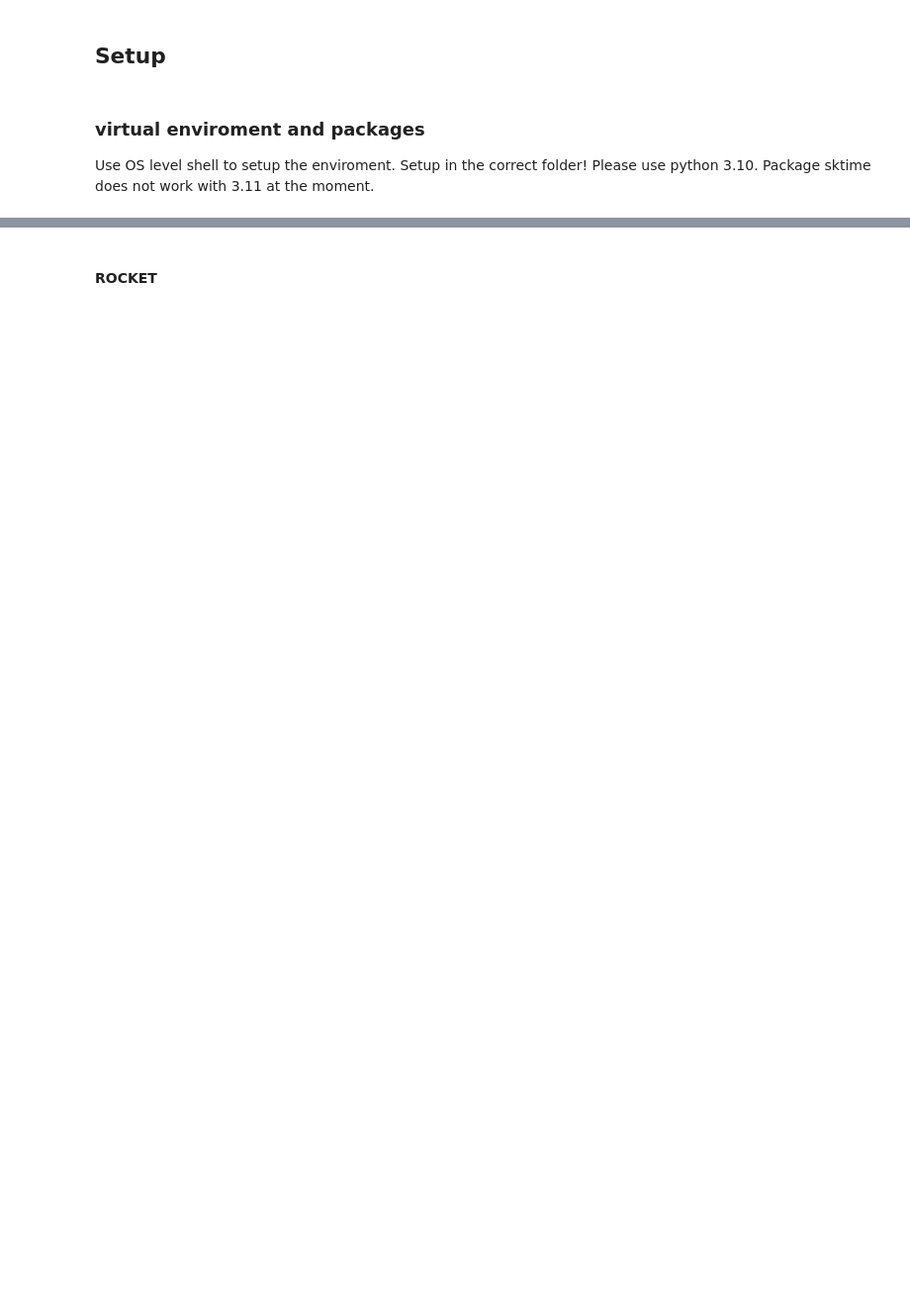
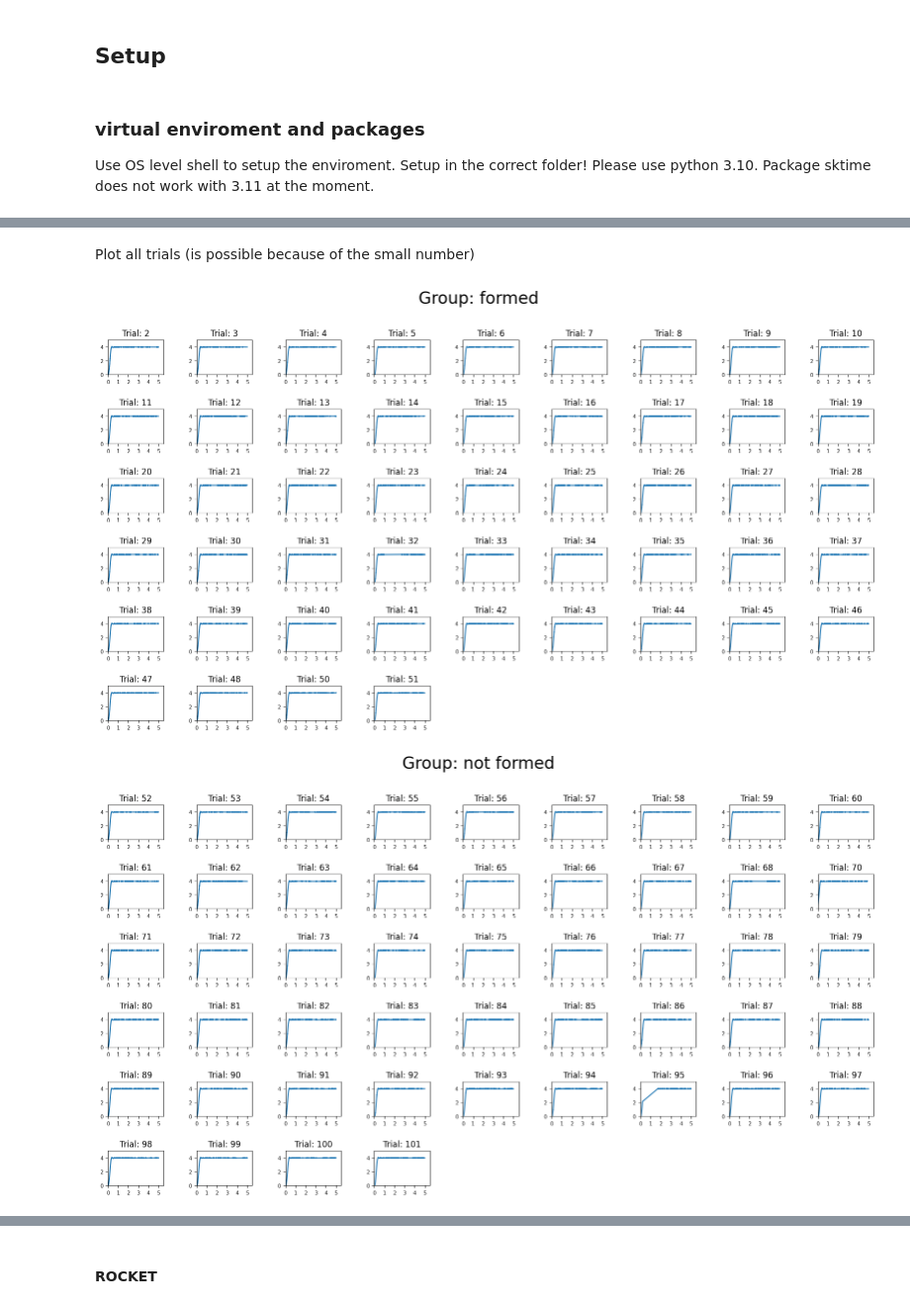
Before and after one commit to yann1cks/dssgx-application, a Jupyter notebook: time-series-classification/script.ipynb, the cells around one changed output, grey strips where cells are left out. Shown at 99% size. Drawn from its saved outputs; the diff is of its cells as text; code cells hidden in the pictures; blank space fills up the shorter version.

```diff
--- a/time-series-classification/script.ipynb
+++ b/time-series-classification/script.ipynb
@@ -347,0 +162,9 @@ classifier.score(X_test, y_test_binary)
+# %%
+# Get the IDs of outliers
+outliers = df.groupby("id")["pressure"].first() >= 1
+outliers = outliers[outliers == True].index.values
+
+# Remove the outliers
+df = df[df.id.isin(outliers) == False]
+
+print("Removed trials: ", outliers)
@@ -347,0 +208,45 @@ classifier.score(X_test, y_test_binary)
+# %% [markdown]
+Plot all trials (is possible because of the small number)
+# %%
+# Add seconds for plotting
+df = df.assign(seconds=lambda x: x.milliseconds /1000)
+
+# One plot for each group
+groups = df["group"].unique()
+
+for group in groups:
+
+    # Get a dataframe for each group
+    temp_df = df[df["group"] == group]
+
+    # Get a list of all ids
+    ids = temp_df["id"].unique()
+
+    # Dynamically calculate the rows for a fixed number of columns
+    ncols = 9
+    nrows = len(ids) // ncols + (len(ids) % ncols > 0)
+
+    plt.figure(figsize=(20, 10))
+    plt.subplots_adjust(wspace=0.6, hspace=1)
+    plt.suptitle("Group: " + str(group), fontsize=24)
+
+    for n, id in enumerate(ids):
+
+        ax = plt.subplot(nrows, ncols, n + 1)
+
+        temp_df[temp_df["id"] == id].plot(ax=ax, x = "seconds", y ="pressure")
+
+        # Formatting
+        ax.set_title("Trial: " + str(id))
+        ax.get_legend().remove()
+        ax.set_xlabel("")
+        ax.set_xlim([0, 5.5])
+        ax.set_ylim([0, 5])
+        ax.tick_params(axis="both", which="major", labelsize=7.5)
+        ax.xaxis.set_major_locator(ticker.MultipleLocator(1))
+
+# Drop seconds after plotting
+df.drop("seconds", axis=1, inplace=True)
+# %% [output]
+[figure, added]
+[figure, added]
```
Also changed, not shown: parts of 118 cells of this notebook, 5 other files.
